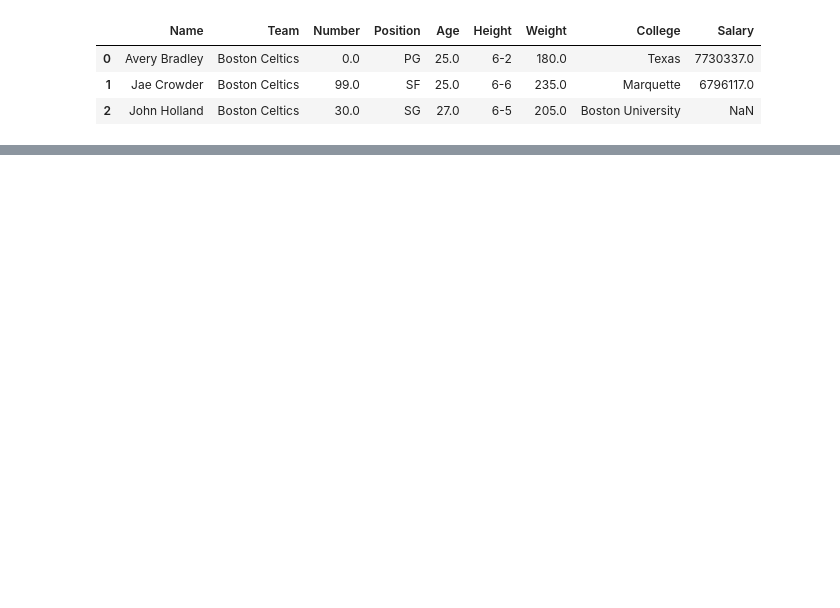
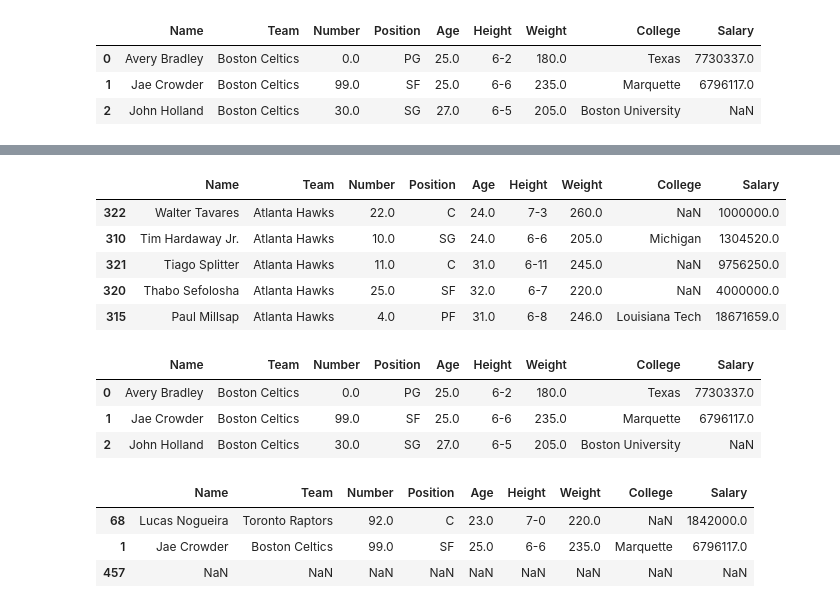
Before and after one commit to junclemente/tfs-pandas, a Jupyter notebook: DataFrames 1.5.ipynb, the cells around one changed output, grey strips where cells are left out. Cells and saved outputs as stored; diff of their text form; code cells hidden in the pictures; blank space fills up the shorter version.

```diff
--- a/DataFrames 1.5.ipynb
+++ b/DataFrames 1.5.ipynb
@@ -10,0 +54,27 @@ nba.head(3)
+# %%
+nba.sort_values(["Team", "Name"], ascending = [True, False], inplace = True)  # list of boolean assigns sort there Team ascending, Name descending
+nba.head()
+# %% [output]
+|  | Name | Team | Number | Position | Age | Height | Weight | College | Salary |
+| 322 | Walter Tavares | Atlanta Hawks | 22.0 | C | 24.0 | 7-3 | 260.0 | NaN | 1000000.0 |
+| 310 | Tim Hardaway Jr. | Atlanta Hawks | 10.0 | SG | 24.0 | 6-6 | 205.0 | Michigan | 1304520.0 |
+| 321 | Tiago Splitter | Atlanta Hawks | 11.0 | C | 31.0 | 6-11 | 245.0 | NaN | 9756250.0 |
+| 320 | Thabo Sefolosha | Atlanta Hawks | 25.0 | SF | 32.0 | 6-7 | 220.0 | NaN | 4000000.0 |
+| 315 | Paul Millsap | Atlanta Hawks | 4.0 | PF | 31.0 | 6-8 | 246.0 | Louisiana Tech | 18671659.0 |
+# %%
+# sort_index() Method
+nba = pd.read_csv("nba.csv")
+nba.head(3)
+# %% [output]
+|  | Name | Team | Number | Position | Age | Height | Weight | College | Salary |
+| 0 | Avery Bradley | Boston Celtics | 0.0 | PG | 25.0 | 6-2 | 180.0 | Texas | 7730337.0 |
+| 1 | Jae Crowder | Boston Celtics | 99.0 | SF | 25.0 | 6-6 | 235.0 | Marquette | 6796117.0 |
+| 2 | John Holland | Boston Celtics | 30.0 | SG | 27.0 | 6-5 | 205.0 | Boston University | NaN |
+# %%
+nba.sort_values(["Number", "Salary", "Name"], inplace = True)
+nba.tail(3)
+# %% [output]
+|  | Name | Team | Number | Position | Age | Height | Weight | College | Salary |
+| 68 | Lucas Nogueira | Toronto Raptors | 92.0 | C | 23.0 | 7-0 | 220.0 | NaN | 1842000.0 |
+| 1 | Jae Crowder | Boston Celtics | 99.0 | SF | 25.0 | 6-6 | 235.0 | Marquette | 6796117.0 |
+| 457 | NaN | NaN | NaN | NaN | NaN | NaN | NaN | NaN | NaN |
```
Also changed, not shown: parts of 7 cells of this notebook.
